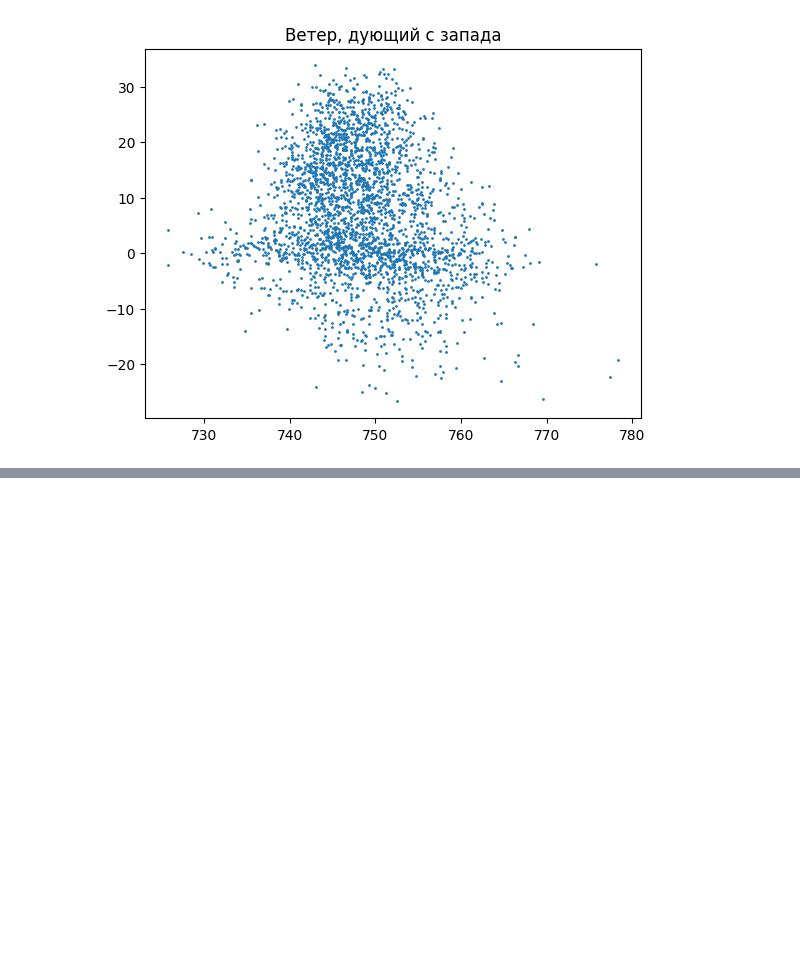
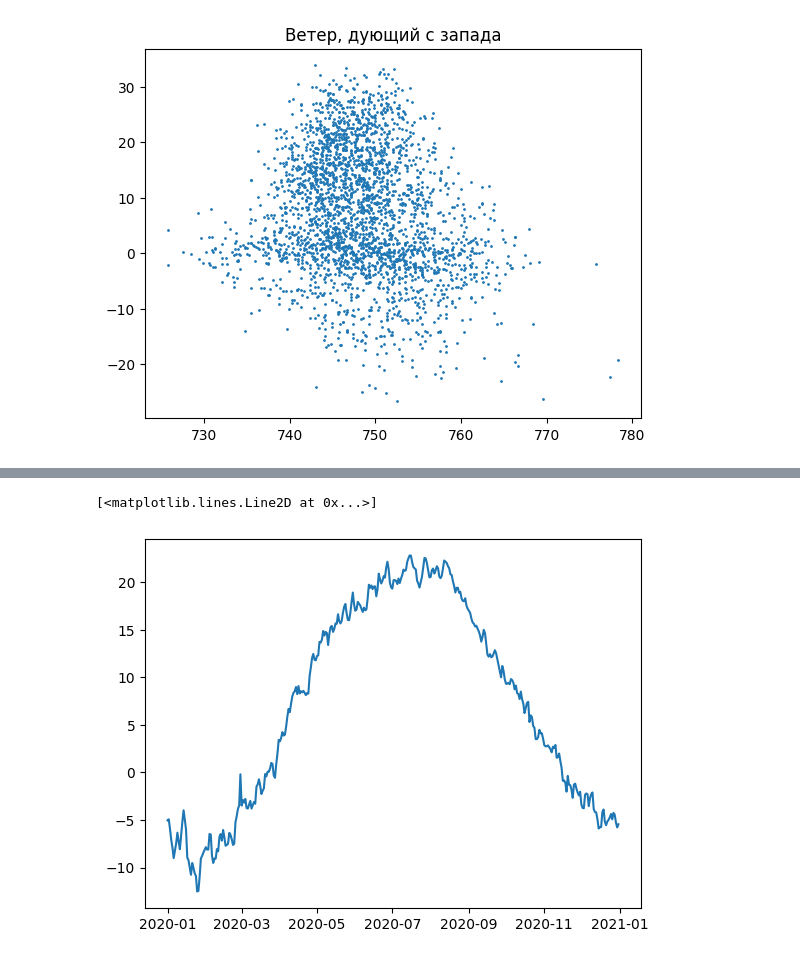
Before and after one commit to OneMoreGate/Machine_learning_MIPT, a Jupyter notebook: new_knowelge/weather_research.ipynb, the cells around one changed output, grey strips where cells are left out. Saved outputs shown, nothing was run; the diff lists cells and outputs as text; code cells hidden in the pictures; blank space fills up the shorter version.

```diff
--- a/new_knowelge/weather_research.ipynb
+++ b/new_knowelge/weather_research.ipynb
@@ -94,0 +95,19 @@ array([datetime.date(2022, 12, 31), datetime.date(2022, 12, 30),
+# %%
+year = pd.Series([i.year for i in df['Time']])
+month = pd.Series([i.month for i in df['Time']])
+day = pd.Series([i.day for i in df['Time']])
+temp = df['T']
+
+qwerty = pd.DataFrame({'year': year, 'month': month, 'day': day, 'temp': temp})
+# %%
+mean = np.array(pd.pivot_table(qwerty,
+    values='temp',
+    index= ['month', 'day'],
+    aggfunc=np.mean
+))
+uniq_days_year = pd.Series([i for i in uniq_days if i.year == 2020 ]).unique()
+
+plt.plot(uniq_days_year, mean[::-1])
+# %% [output]
+[<matplotlib.lines.Line2D at 0x...>]
+[figure, added]
```
Also changed, not shown: parts of 7 cells of this notebook.
